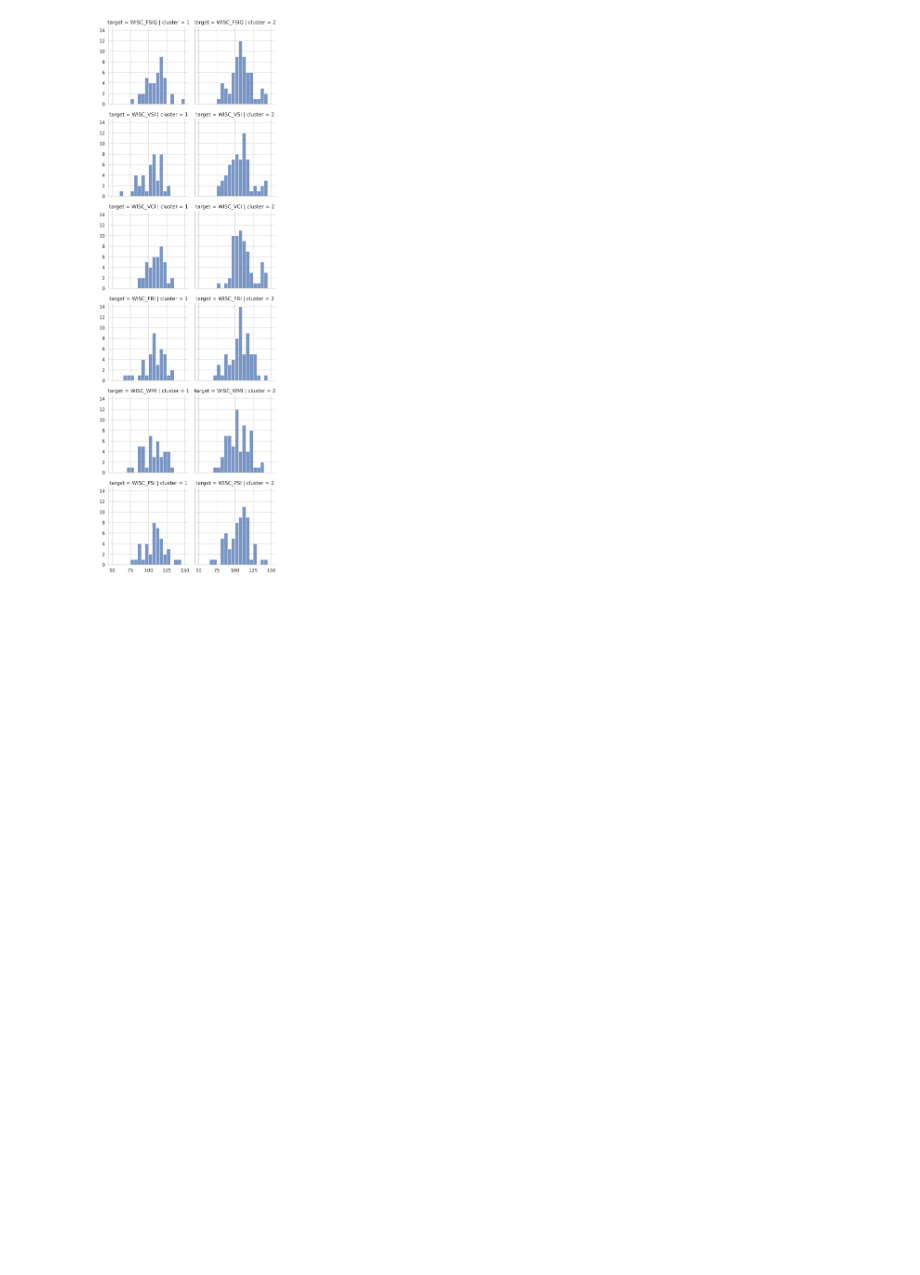
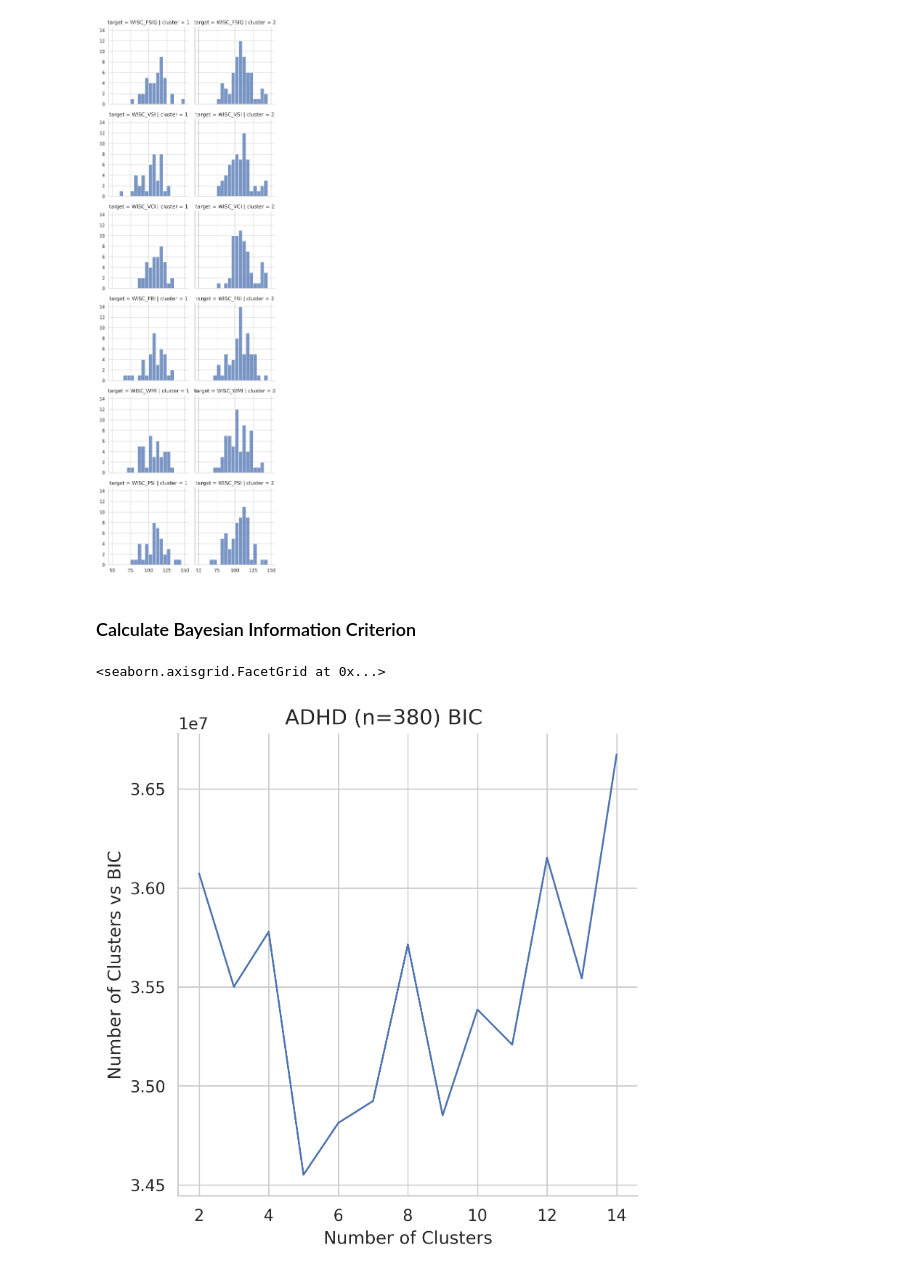
Before and after one commit to Brian-Pho/MSc_Research-Project, a Jupyter notebook: src/Models/KMeans.ipynb, the cells around one changed output. Drawn from its saved outputs; the diff is of its cells as text; code cells hidden in the pictures; blank space fills up the shorter version.

```diff
--- a/src/Models/KMeans.ipynb
+++ b/src/Models/KMeans.ipynb
@@ -26,9 +23,9 @@ The autoreload extension is already loaded. To reload it, use:
 ## Get Data
 # %%
 from common.data import get_data
-from common.paths import HEALTHY, WISC
+from common.paths import HEALTHY, ADHD
 
-X, Y, demographics, population = get_data(label_path=HEALTHY)
+X, Y, demographics, population = get_data(label_path=ADHD)
 ages = demographics['Age']
 sexes = demographics['Sex']
 
@@ -110,3 +109,25 @@ WISC_WMI mean: 104.78048780487805 103.36923076923077
 WISC_PSI mean: 109.34146341463415 104.78461538461538
 <seaborn.axisgrid.FacetGrid at 0x...>
 [figure]
+# %% [markdown]
+### Calculate Bayesian Information Criterion
+# %%
+%%time
+
+range_n_clusters = [n for n in range(2, 15)]
+bics = []
+X_ss = StandardScaler().fit_transform(X)
+
+for n_clusters in range_n_clusters:
+    gmm = mixture.GaussianMixture(n_components=n_clusters, covariance_type='diag', reg_covar=1e-5, verbose=1)
+    gmm.fit(X_ss)
+    bics.append(gmm.bic(X_ss))
+
+print(bics)
+# %%
+g = sns.relplot(x=range_n_clusters, y=bics, kind="line")
+g.fig.suptitle('ADHD (n=380) BIC')
+g.set_axis_labels('Number of Clusters', 'Number of Clusters vs BIC')
+# %% [output]
+<seaborn.axisgrid.FacetGrid at 0x...>
+[figure, added]
```
Also changed, not shown: parts of 3 cells of this notebook, 18 other files.
